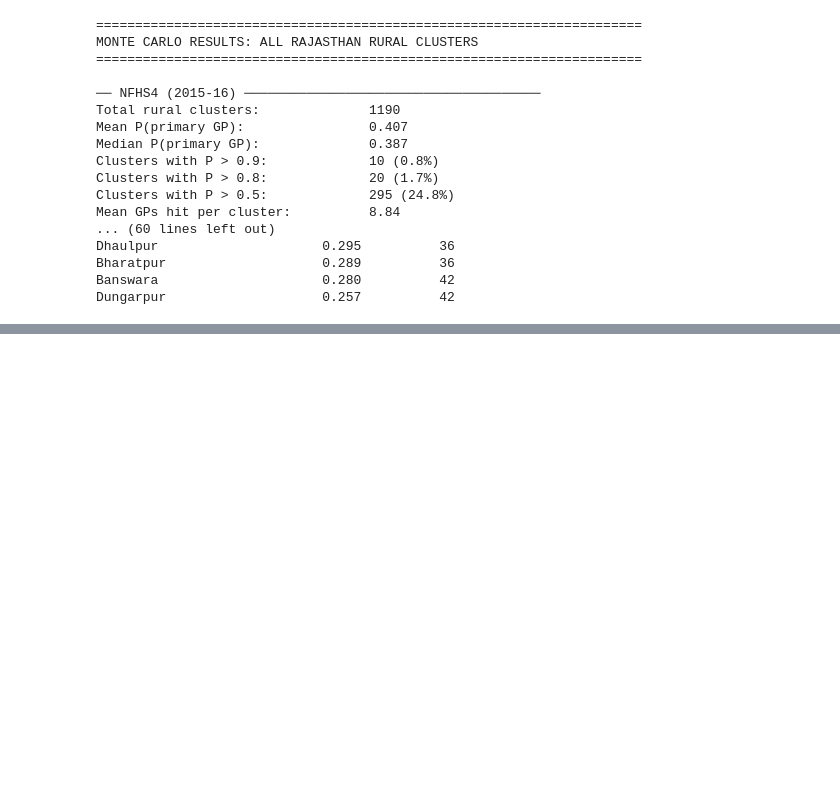
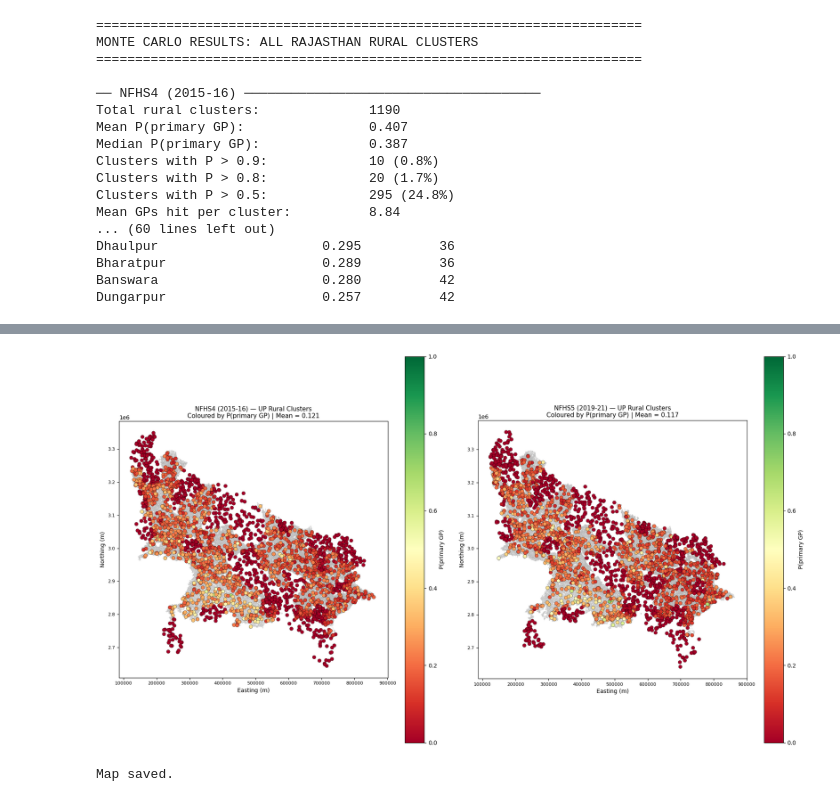
Before and after one commit to in-rolls/exemplar, a Jupyter notebook: scripts/monte_carlo_gp_assignment.ipynb, the cells around one changed output, grey strips where cells are left out. Saved outputs shown, nothing was run; the diff lists cells and outputs as text; code cells hidden in the pictures; blank space fills up the shorter version.

Commit message:
Monte Carlo simulation RJ & UP

```diff
--- a/scripts/monte_carlo_gp_assignment.ipynb
+++ b/scripts/monte_carlo_gp_assignment.ipynb
@@ -962,0 +1072,16 @@ Next steps:
+# %%
+# =============================================================================
+# CELL 22 — Run Monte Carlo for All UP Clusters
+# =============================================================================
+# Note: UP has ~52% LGD coverage vs ~88% for Rajasthan, so a higher
+# share of simulated points will fall outside any GP polygon. This is
+# expected and reflects the known UP LGD data gap, not a code error.
+
+print("Running Monte Carlo for all UP rural clusters...")
+print(f"NFHS4: {len(nfhs4_up)} clusters × {N_SIMULATIONS} simulations")
+print(f"NFHS5: {len(nfhs5_up)} clusters × {N_SIMULATIONS} simulations")
+
+mc_nfhs4_up = run_monte_carlo(nfhs4_up, gp_polygons_up, N_SIMULATIONS, RANDOM_SEED)
+mc_nfhs5_up = run_monte_carlo(nfhs5_up, gp_polygons_up, N_SIMULATIONS, RANDOM_SEED)
+
+print("\nDone.")
@@ -962,0 +1168,57 @@ Next steps:
+# %%
+# =============================================================================
+# CELL 24 — Visualisation: Full UP Map
+# =============================================================================
+
+fig, axes = plt.subplots(1, 2, figsize=(18, 10))
+
+for ax, mc_df, clusters_gdf, round_name in [
+    (axes[0], mc_nfhs4_up, nfhs4_up, "NFHS4 (2015-16)"),
+    (axes[1], mc_nfhs5_up, nfhs5_up, "NFHS5 (2019-21)")
+]:
+    gp_polygons_up.plot(
+        ax=ax,
+        color="lightgrey",
+        edgecolor="darkgrey",
+        linewidth=0.3,
+        alpha=0.7
+    )
+
+    clusters_plot = clusters_gdf.merge(
+        mc_df[["DHSCLUST", "primary_gp_prob", "n_gps_hit"]],
+        on="DHSCLUST", how="left"
+    )
+
+    scatter = ax.scatter(
+        clusters_plot.geometry.x,
+        clusters_plot.geometry.y,
+        c=clusters_plot["primary_gp_prob"],
+        cmap="RdYlGn",
+        vmin=0, vmax=1,
+        s=40,
+        edgecolors="black",
+        linewidth=0.3,
+        zorder=5
+    )
+
+    plt.colorbar(scatter, ax=ax, label="P(primary GP)")
+    ax.set_title(
+        f"{round_name} — UP Rural Clusters\n"
+        f"Coloured by P(primary GP) | "
+        f"Mean = {mc_df['primary_gp_prob'].mean():.3f}",
+        fontsize=11
+    )
+    ax.set_xlabel("Easting (m)")
+    ax.set_ylabel("Northing (m)")
+    ax.tick_params(labelsize=8)
+
+plt.tight_layout()
+plt.savefig(
+    OUTPUT_MC_UP / "up_monte_carlo_map.png",
+    dpi=150, bbox_inches="tight"
+)
+plt.show()
+print("Map saved.")
+# %% [output]
+[figure, added]
+Map saved.
```
Also changed, not shown: parts of 9 cells of this notebook, 10 other files.
